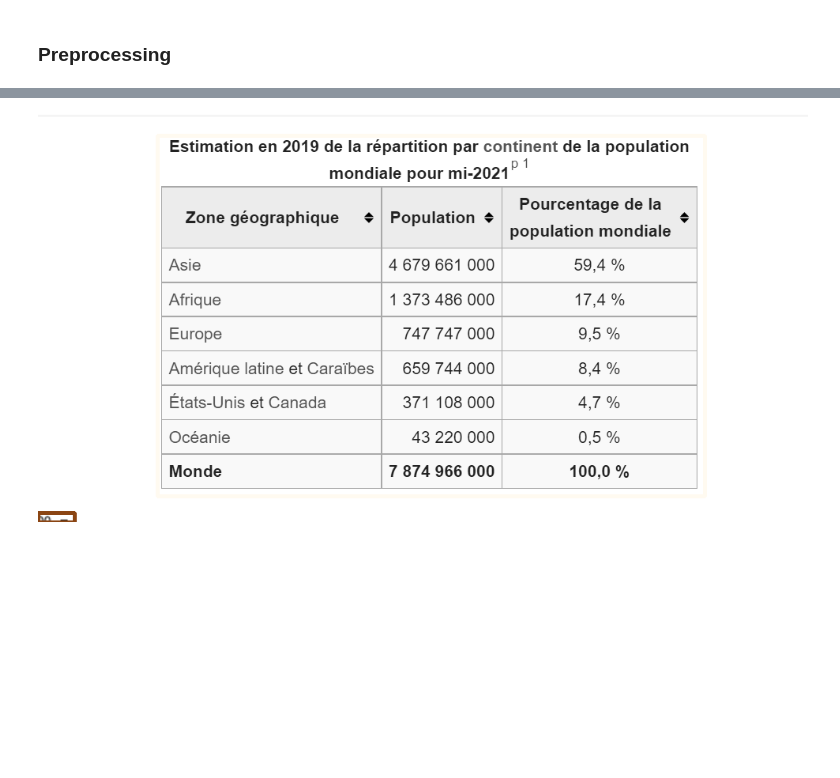
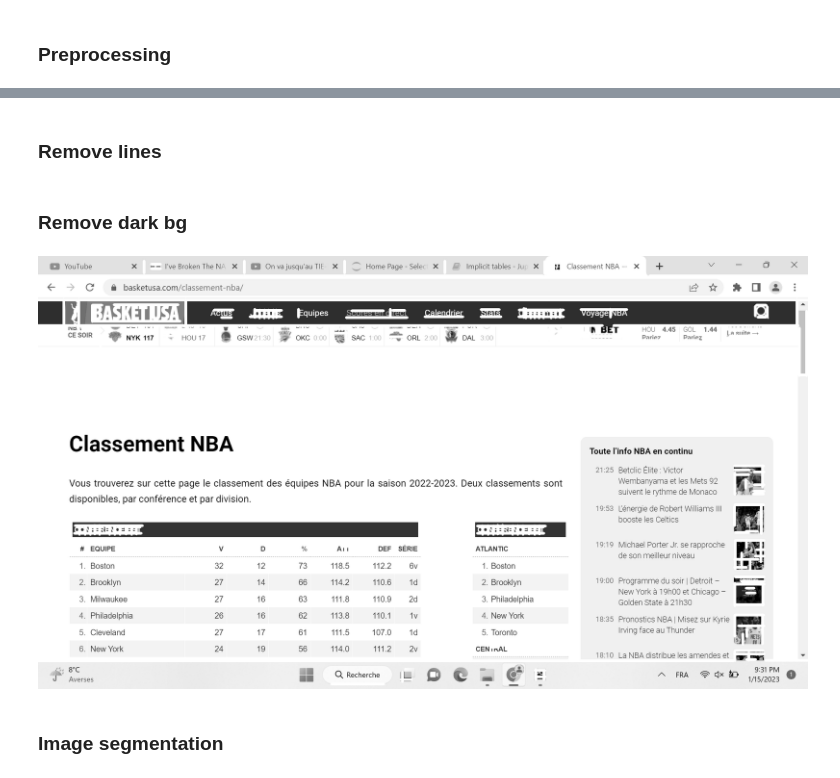
Before and after one commit to xavctn/img2table, a Jupyter notebook: examples/Borderless tables.ipynb, the cells around one changed output, grey strips where cells are left out. Saved outputs shown, nothing was run; the diff lists cells and outputs as text; code cells hidden in the pictures; blank space fills up the shorter version.

Commit message:
Update tests on borderless tables

```diff
--- a/examples/Borderless tables.ipynb
+++ b/examples/Borderless tables.ipynb
@@ -23,15 +23,9 @@ def get_color():
 # %% [markdown]
 ### Preprocessing
 # %%
-img = Image(r"C:\Users\xavca\Pictures\test_1.png")
+img = Image(r"C:\Users\xavca\Pictures\test_6.png")
 ocr = TesseractOCR()
 ocr_df = ocr.of(img)
-dpi = 300
+dpi = 200
 
 img = list(img.images)[0]
-
-
-display_img = cv2.cvtColor(img.copy(), cv2.COLOR_GRAY2RGB)
-
-denoised = cv2.GaussianBlur(img, (3, 3), 0)
-thresh = cv2.adaptiveThreshold(denoised, 255, cv2.ADAPTIVE_THRESH_GAUSSIAN_C, cv2.THRESH_BINARY, 21, 10)
@@ -65,18 +32,43 @@ PILImage.fromarray(display_img)
-# %%
-display_img = cv2.cvtColor(img.copy(), cv2.COLOR_GRAY2RGB)
-
-# Enlever les lignes avant cette étape
-for segment in page_segments:
-    contours = get_contours_cell(img=thresh,
-                                 cell=segment,
-                                 margin=0,
-                                 blur_size=3,
-                                 kernel_size=round(((height * width) / 150) ** float(1/3) / 4),
-                                 merge_vertically=None)
-
-    for cell in contours:
-        cv2.rectangle(display_img, (cell.x1, cell.y1), (cell.x2, cell.y2), get_color(), 3)
-
-PILImage.fromarray(display_img)
-# %% [output]
-[figure, removed]
+# %% [markdown]
+### Remove lines
+# %%
+h_lines, v_lines = detect_lines(image=img,
+                                rho=0.3,
+                                theta=np.pi / 180,
+                                threshold=10,
+                                minLinLength=dpi // 20,
+                                maxLineGap=dpi // 20,
+                                kernel_size=dpi // 10,
+                                ocr_df=ocr_df)
+lines = h_lines + v_lines
+
+img_no_lines = img.copy()
+for line in lines:
+    cv2.rectangle(img_no_lines, (line.x1, line.y1), (line.x2, line.y2), (255, 255, 255), 5)
+# %% [markdown]
+### Remove dark bg
+# %%
+blur = cv2.GaussianBlur(img_no_lines, (3, 3), 0)
+_, thresh = cv2.threshold(blur, 0, 255, cv2.THRESH_BINARY + cv2.THRESH_OTSU)
+dilation = cv2.dilate(thresh, (10, 10), iterations=3)
+contours, _ = cv2.findContours(dilation, cv2.RETR_EXTERNAL, cv2.CHAIN_APPROX_SIMPLE)
+
+largest_contour = Cell(x1=0, x2=0, y1=0, y2=0)
+for c in contours:
+    x, y, w, h = cv2.boundingRect(c)
+    contour_cell = Cell(x, y, x + w, y + h)
+
+    if contour_cell.width * contour_cell.height > largest_contour.width * largest_contour.height:
+        largest_contour = contour_cell
+
+# Recreate image
+white_img = np.zeros(img.shape, dtype=np.uint8)
+white_img.fill(255)
+
+white_img[largest_contour.y1:largest_contour.y2, largest_contour.x1:largest_contour.x2] = img_no_lines[largest_contour.y1:largest_contour.y2, largest_contour.x1:largest_contour.x2]
+# %%
+PILImage.fromarray(white_img)
+# %% [output]
+[figure, added]
+# %% [markdown]
+### Image segmentation
```
Also changed, not shown: parts of 12 cells of this notebook.
